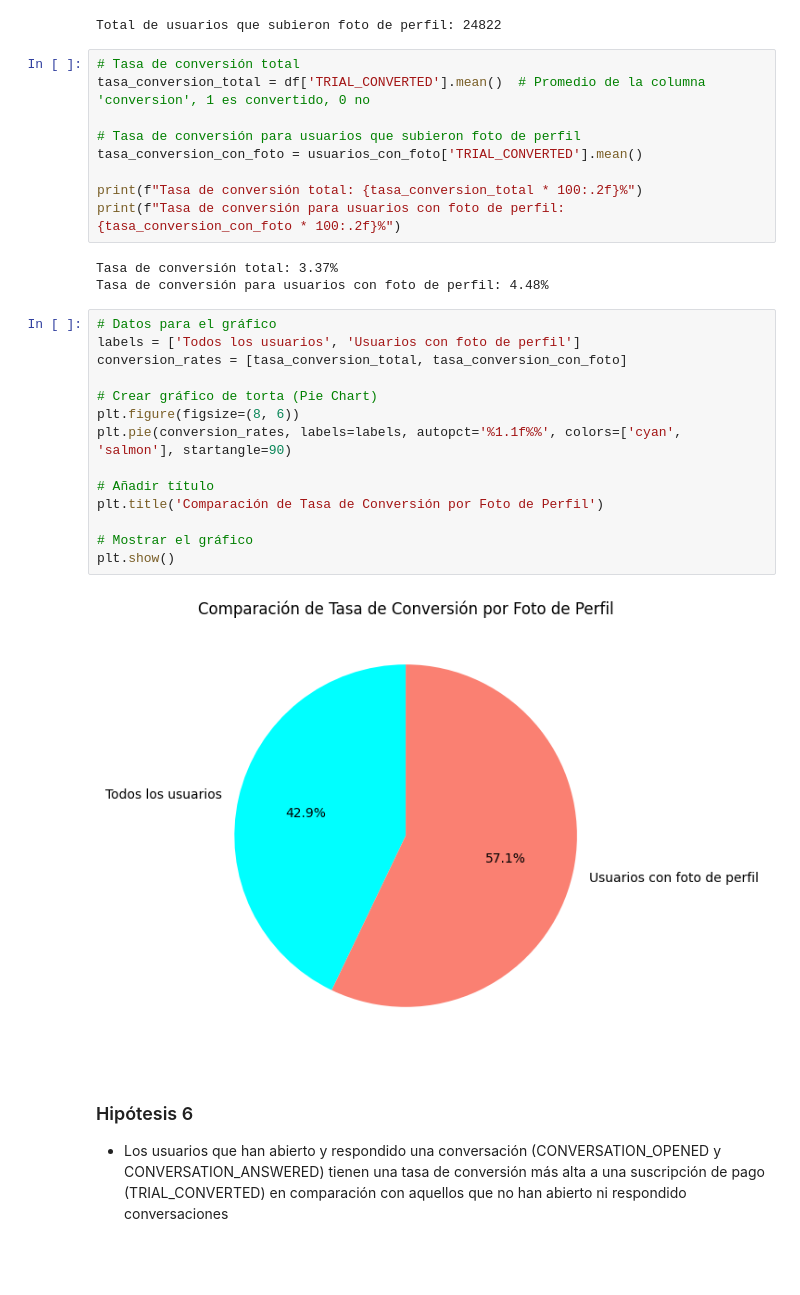
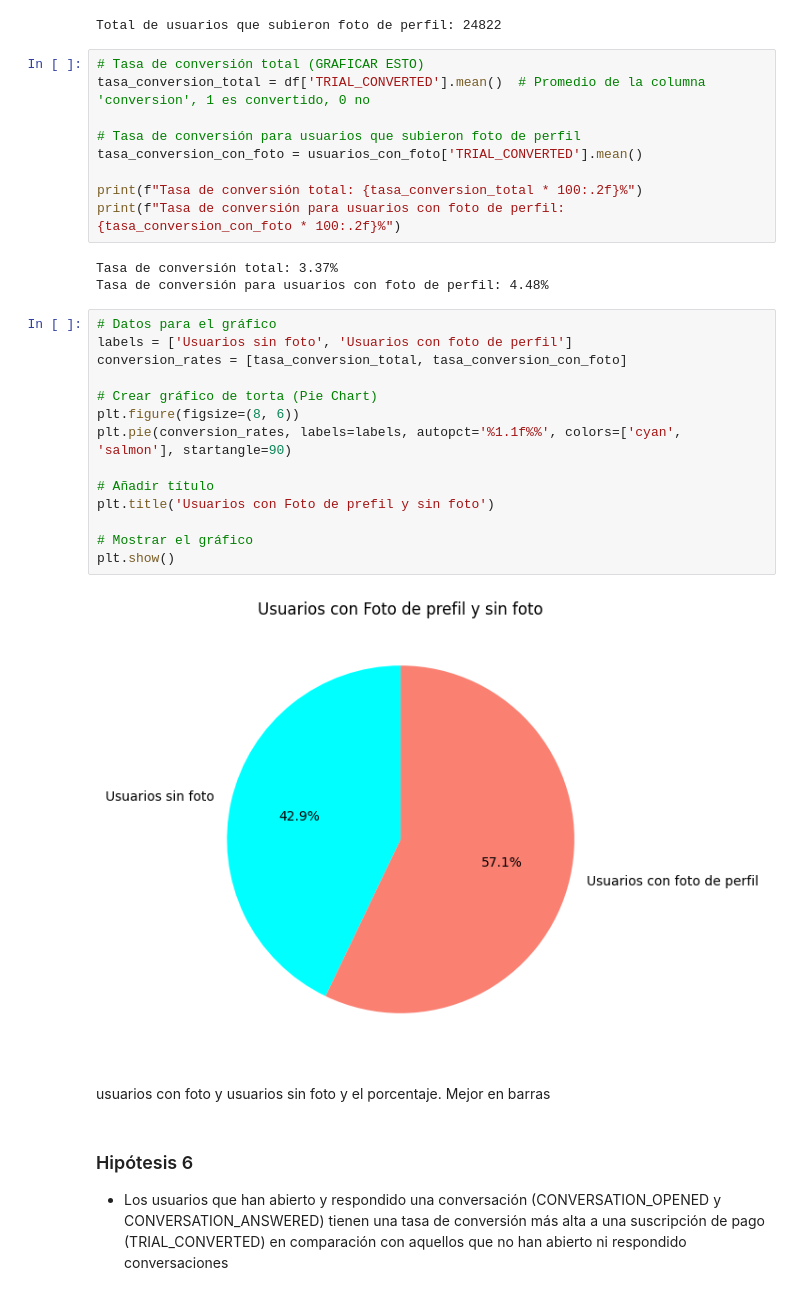
Before and after one commit to NaiSaratxaga/EDA_user-conversion-analysis, a Jupyter notebook: Notebooks/EDA_user_conversion_analysis.ipynb, the cells around one changed output. Saved outputs shown, nothing was run; the diff lists cells and outputs as text; blank space fills up the shorter version.

```diff
--- a/Notebooks/EDA_user_conversion_analysis.ipynb
+++ b/Notebooks/EDA_user_conversion_analysis.ipynb
@@ -444,7 +442,7 @@ print(f"Total de usuarios que subieron foto de perfil: {total_usuarios_con_foto}
 # %% [output]
 Total de usuarios que subieron foto de perfil: 24822
 # %%
-# Tasa de conversión total
+# Tasa de conversión total (GRAFICAR ESTO)
 tasa_conversion_total = df['TRIAL_CONVERTED'].mean()  # Promedio de la columna 'conversion', 1 es convertido, 0 no
 
 # Tasa de conversión para usuarios que subieron foto de perfil
@@ -457,20 +455,22 @@ Tasa de conversión total: 3.37%
 Tasa de conversión para usuarios con foto de perfil: 4.48%
 # %%
 # Datos para el gráfico
-labels = ['Todos los usuarios', 'Usuarios con foto de perfil']
+labels = ['Usuarios sin foto', 'Usuarios con foto de perfil']
 conversion_rates = [tasa_conversion_total, tasa_conversion_con_foto]
 
 # Crear gráfico de torta (Pie Chart)
 plt.figure(figsize=(8, 6))
 plt.pie(conversion_rates, labels=labels, autopct='%1.1f%%', colors=['cyan', 'salmon'], startangle=90)
 
 # Añadir título
-plt.title('Comparación de Tasa de Conversión por Foto de Perfil')
+plt.title('Usuarios con Foto de prefil y sin foto')
 
 # Mostrar el gráfico
 plt.show()
 # %% [output]
-[figure, old version]
+[figure, new version]
+# %% [markdown]
+usuarios con foto y usuarios sin foto y el porcentaje. Mejor en barras
 # %% [markdown]
 ### Hipótesis 6
 - Los usuarios que han abierto y respondido una conversación (CONVERSATION_OPENED y CONVERSATION_ANSWERED) tienen una tasa de conversión más alta a una suscripción de pago (TRIAL_CONVERTED) en comparación con aquellos que no han abierto ni respondido conversaciones
```
Also changed, not shown: parts of 5 cells of this notebook.
